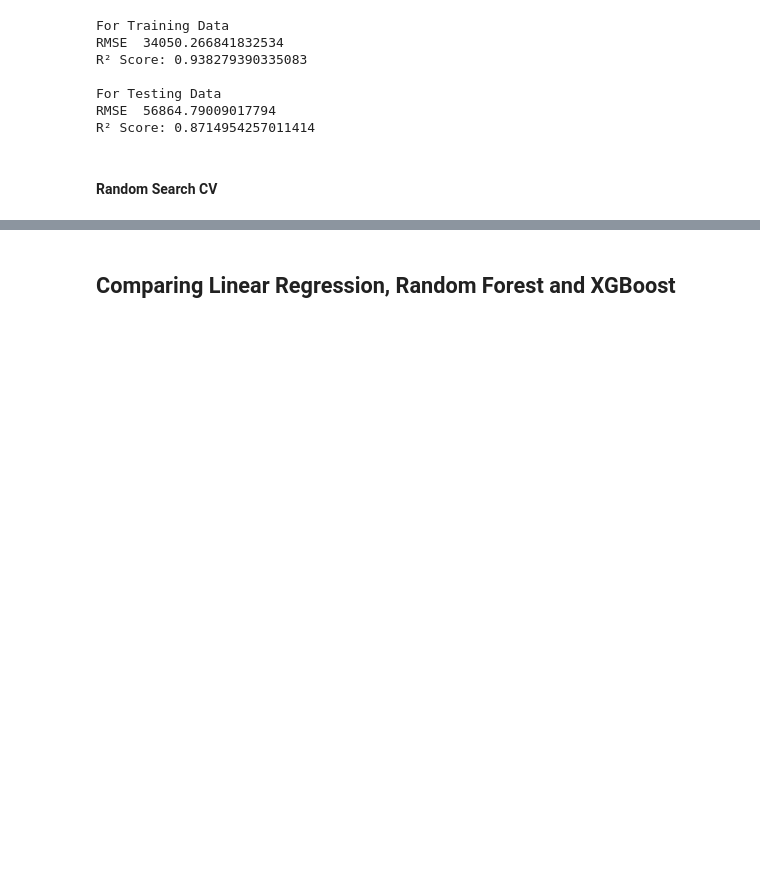
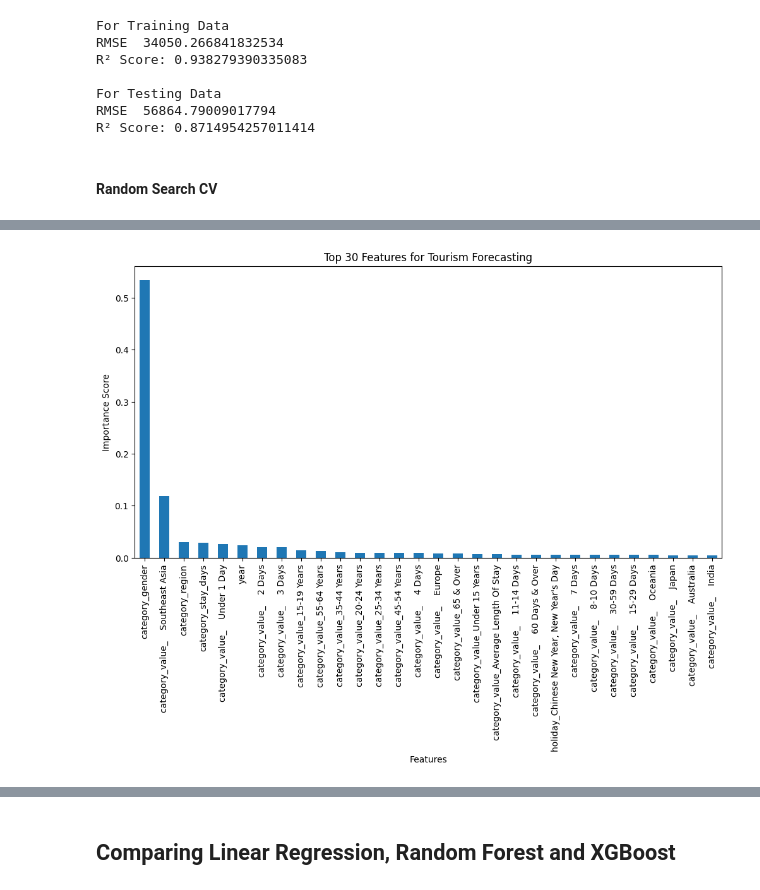
Before and after one commit to KaungSiThu-Sallius/Forecasting-Tourism-Demand-in-Singapore, a Jupyter notebook: main.ipynb, the cells around one changed output, grey strips where cells are left out. Drawn from its saved outputs; the diff is of its cells as text; code cells hidden in the pictures; blank space fills up the shorter version.

```diff
--- a/main.ipynb
+++ b/main.ipynb
@@ -596,0 +578,19 @@ xgb_random.best_params_
+# %%
+xgb = XGBRegressor(
+    n_estimators= 20,
+    max_depth= 10,
+    learning_rate= 0.2,
+    reg_alpha= 0.3,
+    subsample= 0.9
+)
+
+best_xgb = xgb.fit(
+    X_train_scaled,
+    y_train,
+)
+# %%
+with open('data/model/xgb_model.pkl', 'wb') as file:
+    pickle.dump(best_xgb, file)
+# %%
+with open('data/model/xgb_model.pkl', 'rb') as file:
+    loaded_xgb = pickle.load(file)
@@ -596,0 +621,19 @@ xgb_random.best_params_
+# %%
+# Get feature importance
+feature_importance = pd.Series(loaded_xgb.feature_importances_, index=X_train.columns)
+
+# Sort by importance
+feature_importance = feature_importance.sort_values(ascending=False)
+
+# Select the top 30 features
+top_features = feature_importance.head(30)
+
+# Plot feature importance
+plt.figure(figsize=(12, 6))
+top_features.plot(kind='bar')
+plt.title("Top 30 Features for Tourism Forecasting")
+plt.xlabel("Features")
+plt.ylabel("Importance Score")
+plt.show()
+# %% [output]
+[figure, added]
```
Also changed, not shown: parts of 17 cells of this notebook, 11 other files.
